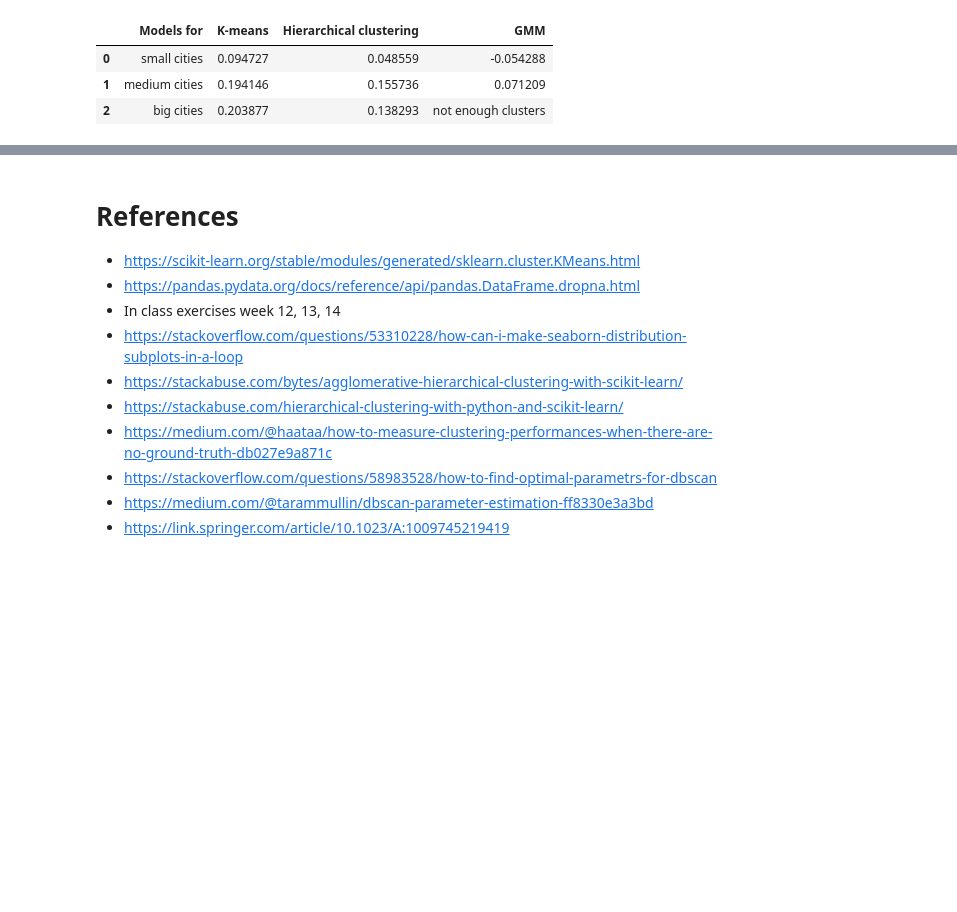
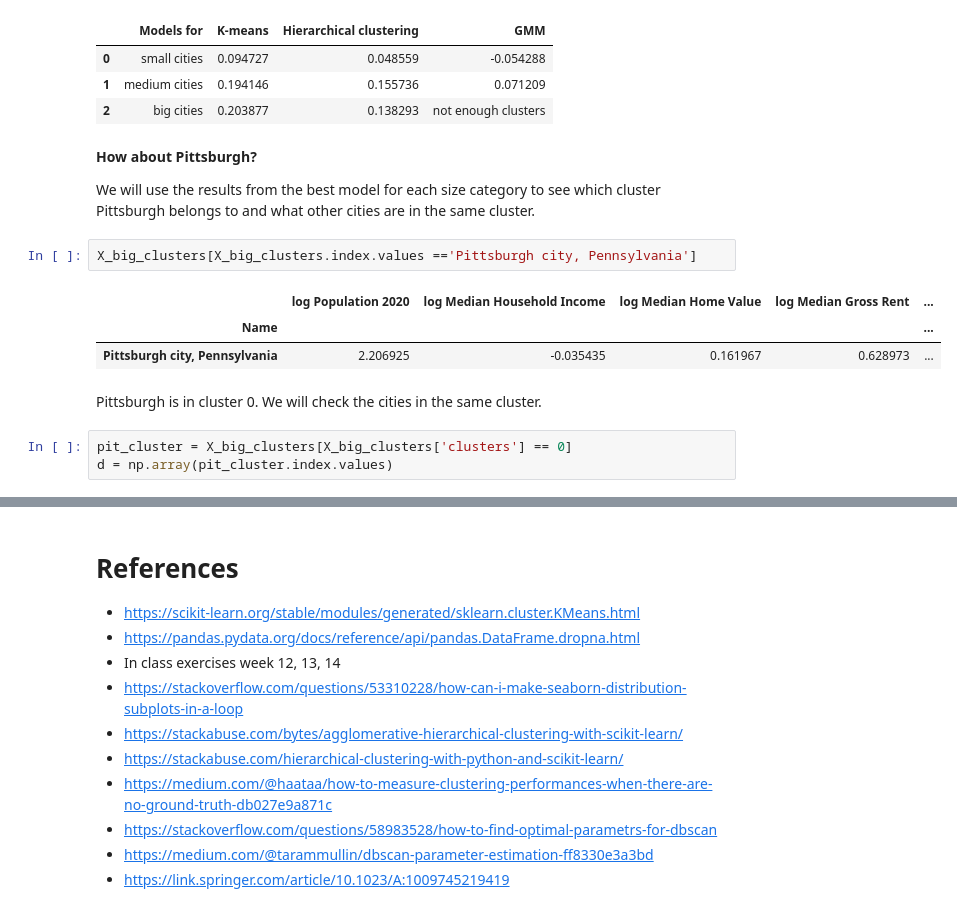
Before and after one commit to colton-lapp/DemographicChange, a Jupyter notebook: Q3_Clustering-FINAL.ipynb, the cells around one changed output, grey strips where cells are left out. Saved outputs shown, nothing was run; the diff lists cells and outputs as text; blank space fills up the shorter version.

Commit message:
feat (Q3): included Pittsburgh analysis

```diff
--- a/Q3_Clustering-FINAL.ipynb
+++ b/Q3_Clustering-FINAL.ipynb
@@ -906,3 +922,18 @@ df_res.style.background_gradient(cmap='Blues')
 | 0 | small cities | 0.094727 | 0.048559 | -0.054288 |
 | 1 | medium cities | 0.194146 | 0.155736 | 0.071209 |
 | 2 | big cities | 0.203877 | 0.138293 | not enough clusters |
+# %% [markdown]
+**How about Pittsburgh?**
+
+We will use the results from the best model for each size category to see which cluster Pittsburgh belongs to and what other cities are in the same cluster.
+# %%
+X_big_clusters[X_big_clusters.index.values =='Pittsburgh city, Pennsylvania']
+# %% [output]
+|  | log Population 2020 | log Median Household Income | log Median Home Value | log Median Gross Rent | ... |
+| Name |  |  |  |  | ... |
+| Pittsburgh city, Pennsylvania | 2.206925 | -0.035435 | 0.161967 | 0.628973 | ... |
+# %% [markdown]
+Pittsburgh is in cluster 0. We will check the cities in the same cluster.
+# %%
+pit_cluster = X_big_clusters[X_big_clusters['clusters'] == 0]
+d = np.array(pit_cluster.index.values)
```
Also changed, not shown: parts of 5 cells of this notebook.
